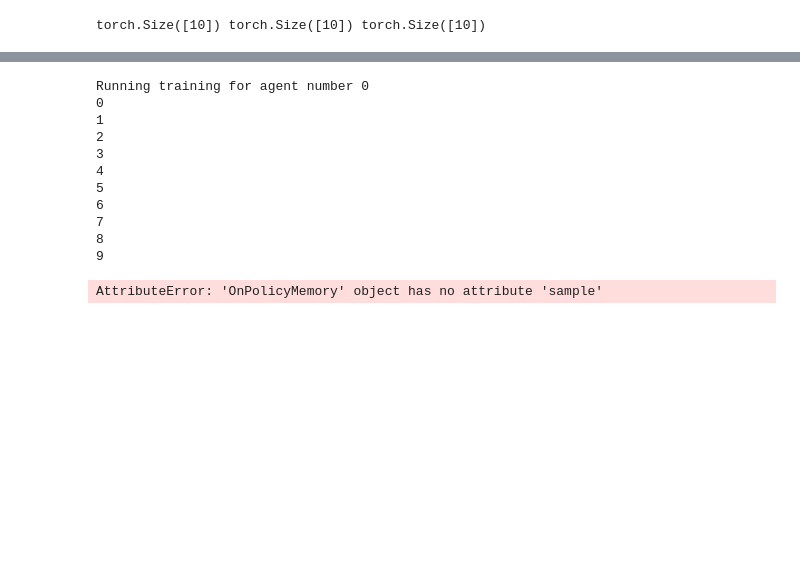
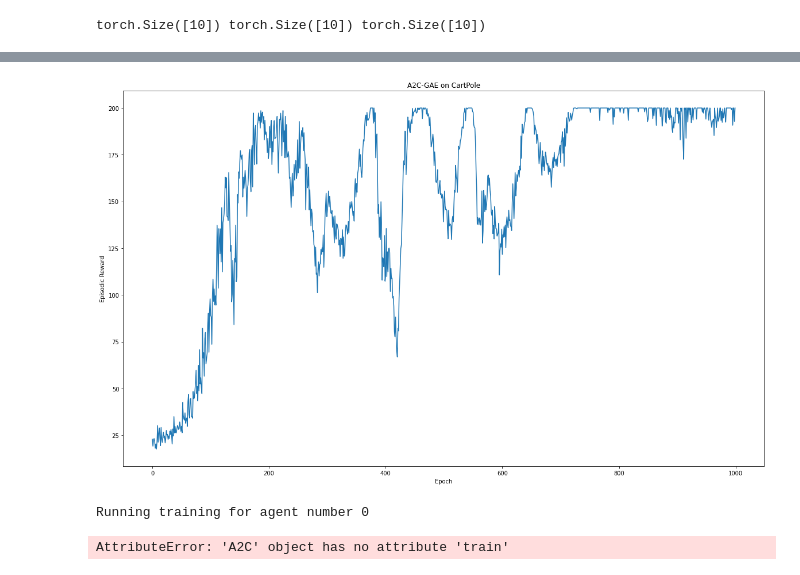
Before and after one commit to akshilpatel/deeprl, a Jupyter notebook: working_copy.ipynb, the cells around one changed output, grey strips where cells are left out. Saved outputs shown, nothing was run; the diff lists cells and outputs as text; code cells hidden in the pictures; blank space fills up the shorter version.

Commit message:
A2C GAE works. There is learning collapse on both Lunar Lander and CartPole

```diff
--- a/working_copy.ipynb
+++ b/working_copy.ipynb
@@ -93,23 +93,23 @@ env = gym.make("CartPole-v1")
 policy_layers = [
     (nn.Linear,
         {"in_features": net_gym_space_dims(env.observation_space),
-        "out_features": 32}),
-    (nn.Tanh, {}),
+        "out_features": 20}),
+    (nn.ReLU, {}),
     (nn.Linear,
-        {"in_features": 32,
-        "out_features": 32}),
-    (nn.Tanh, {}),
-    (nn.Linear,{"in_features": 32, "out_features": net_gym_space_dims(env.action_space)}),
+        {"in_features": 20,
+        "out_features": 20}),
+    (nn.ReLU, {}),
+    (nn.Linear,{"in_features": 20, "out_features": net_gym_space_dims(env.action_space)}),
 ]
 
 critic_layers = [
-    (nn.Linear, {"in_features": net_gym_space_dims(env.observation_space), "out_features": 32}),
+    (nn.Linear, {"in_features": net_gym_space_dims(env.observation_space), "out_features": 20}),
     (nn.ReLU, {}),
     (nn.Linear,
-        {"in_features": 32,
-        "out_features": 32}),
+        {"in_features": 20,
+        "out_features": 20}),
     (nn.ReLU, {}),
-    (nn.Linear, {"in_features": 32, "out_features": 1}),
+    (nn.Linear, {"in_features": 20, "out_features": 1}),
 ]
 
 a2c_args = {
@@ -118,16 +118,17 @@ a2c_args = {
     "step_lim": 200,
     "policy": CategoricalPolicy(policy_layers),
     "policy_optimiser": optim.Adam,
-    "policy_lr": 0.001,
+    "policy_lr": 0.002,
     "critic": Network(critic_layers),
-    "critic_lr": 0.001,
+    "critic_lr": 0.002,
     "critic_optimiser": optim.Adam,
     "critic_criterion": nn.MSELoss(),
     "device": "cpu",
     "entropy_coef": 0.01,
-    "batch_size": 1000,
+    "batch_size": 256,
     "num_train_passes": 1,
-    "lam": 0.8
+    "lam": 0.95,
+    "num_eval_episodes": 15
 }
 # %%
 agent = A2C(a2c_args)
@@ -169,0 +148,2 @@ plt.plot(eval_log)
+# %%
+out = agent.run_experiment(350)
@@ -170,3 +168,15 @@ plt.plot(eval_log)
+# %%
+plt.figure(figsize=(20,12))
+plt.title('A2C-GAE on CartPole')
+plt.xlabel('Epoch')
+plt.ylabel('Episodic Reward')
+plt.plot(out[-1])
+# plt.legend()
+
+plt.savefig('./data/a2c_gae_cartpole_learning_curve.PNG')
+plt.show()
+# %% [output]
+[figure, added]
 # %%
 num_agents = 5
 num_epi = 200
@@ -196,14 +206,4 @@ plt.legend()
 plt.show()
 # %% [output]
 Running training for agent number 0
-0
-1
-2
-3
-4
-5
-6
-7
-8
-9
-AttributeError: 'OnPolicyMemory' object has no attribute 'sample'
+AttributeError: 'A2C' object has no attribute 'train'
```
Also changed, not shown: parts of 7 cells of this notebook, 6 other files.
